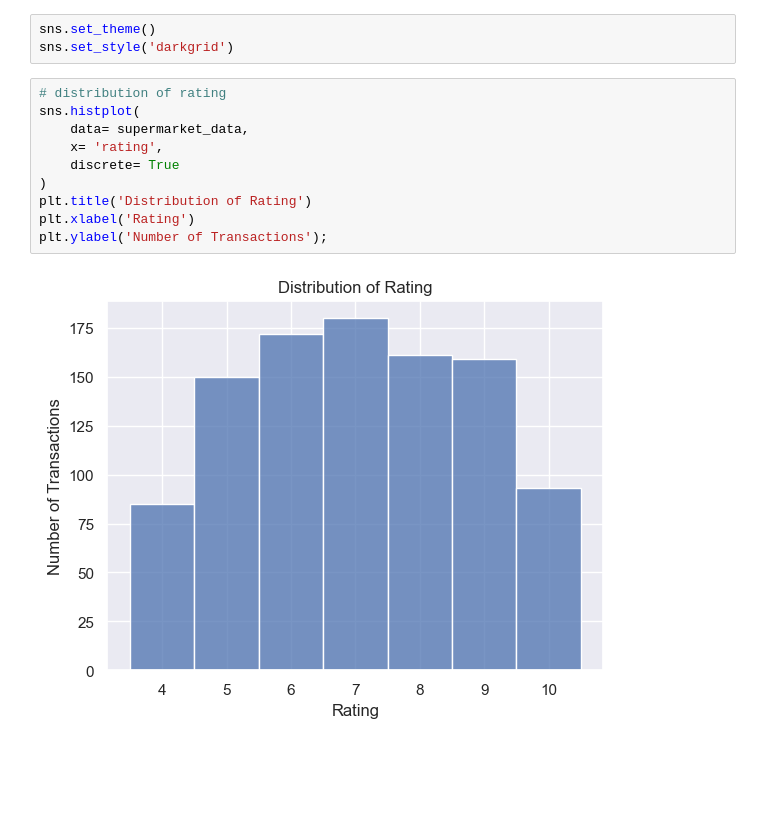
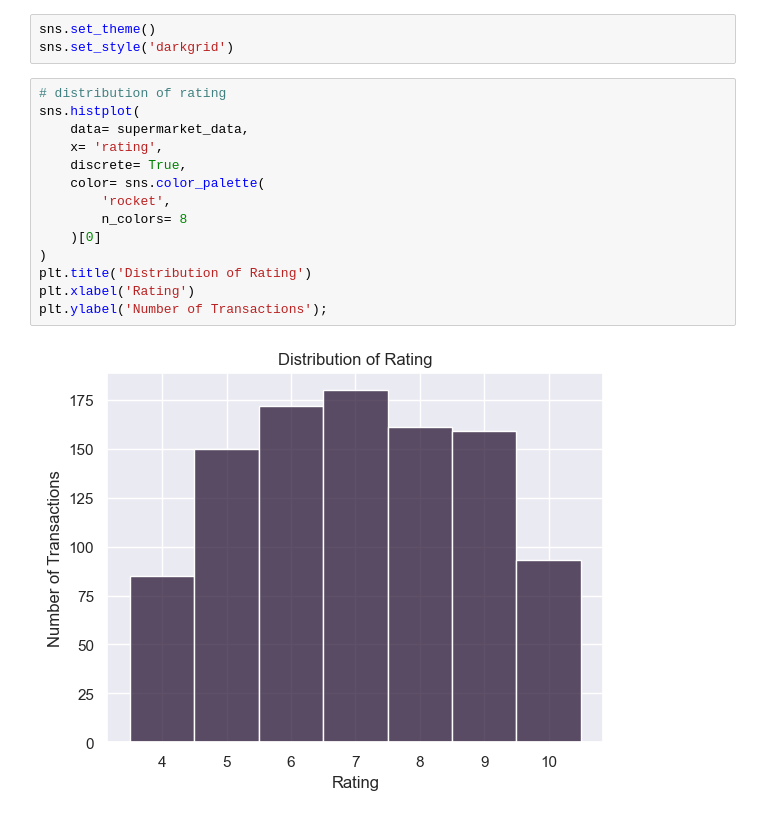
Before and after one commit to zdravoj/data-science-foundations, a Jupyter notebook: Supermarket_Sales/report_prep.ipynb, the cells around one changed output. Drawn from its saved outputs; the diff is of its cells as text; blank space fills up the shorter version.

```diff
--- a/Supermarket_Sales/report_prep.ipynb
+++ b/Supermarket_Sales/report_prep.ipynb
@@ -102,15 +102,19 @@ sns.set_style('darkgrid')
 # %%
 # distribution of rating
 sns.histplot(
     data= supermarket_data,
     x= 'rating',
-    discrete= True
+    discrete= True,
+    color= sns.color_palette(
+        'rocket',
+        n_colors= 8
+    )[0]
 )
 plt.title('Distribution of Rating')
 plt.xlabel('Rating')
 plt.ylabel('Number of Transactions');
 # %% [output]
-[figure, old version]
+[figure, new version]
 # %%
 # distribution of sale amount
 sns.histplot(
```
Also changed, not shown: parts of 5 cells of this notebook.
